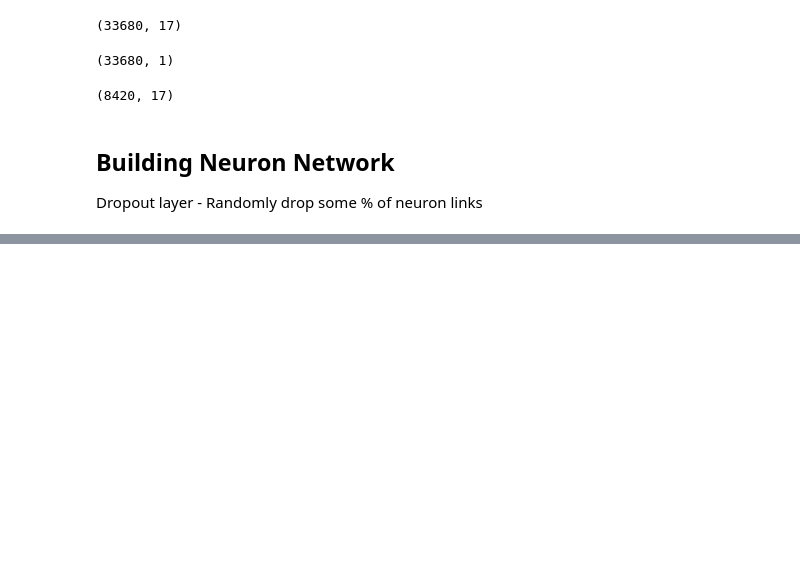
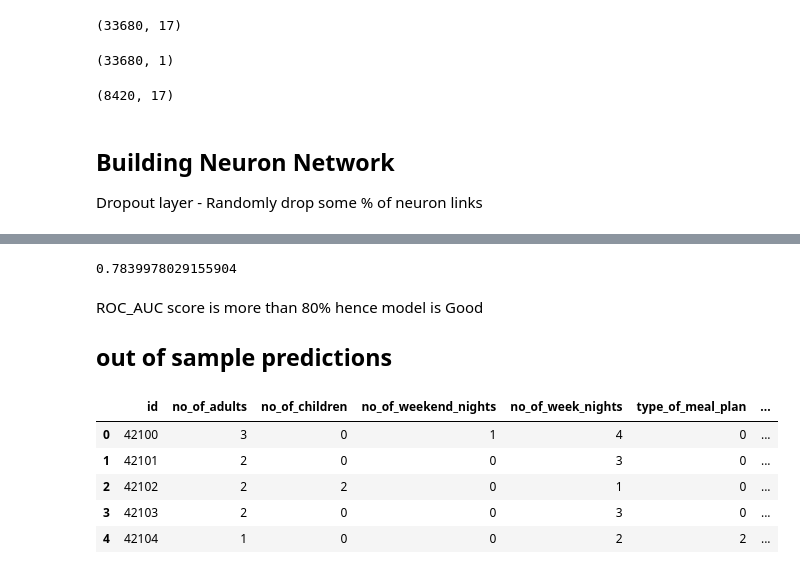
Before and after one commit to yashasangani/DeepLearning-6th-July, a Jupyter notebook: Binary_Classification1.ipynb, the cells around one changed output, grey strips where cells are left out. Saved outputs shown, nothing was run; the diff lists cells and outputs as text; code cells hidden in the pictures; blank space fills up the shorter version.

```diff
--- a/Binary_Classification1.ipynb
+++ b/Binary_Classification1.ipynb
@@ -247,0 +317,19 @@ model.evaluate(X_test,Y_test)
+# %%
+from sklearn.metrics import roc_auc_score
+roc_auc_score(Y_test,ypred_test)
+# %% [output]
+0.7839978029155904
+# %% [markdown]
+ROC_AUC score is more than 80% hence model is Good
+## out of sample predictions
+# %%
+url2= "https://raw.githubusercontent.com/yashasangani/Datasets/main/booking_test.csv"
+xnew = pd.read_csv(url2)
+xnew.head()
+# %% [output]
+|  | id | no_of_adults | no_of_children | no_of_weekend_nights | no_of_week_nights | type_of_meal_plan | ... |
+| 0 | 42100 | 3 | 0 | 1 | 4 | 0 | ... |
+| 1 | 42101 | 2 | 0 | 0 | 3 | 0 | ... |
+| 2 | 42102 | 2 | 2 | 0 | 1 | 0 | ... |
+| 3 | 42103 | 2 | 0 | 0 | 3 | 0 | ... |
+| 4 | 42104 | 1 | 0 | 0 | 2 | 2 | ... |
```
Also changed, not shown: parts of 28 cells of this notebook.
